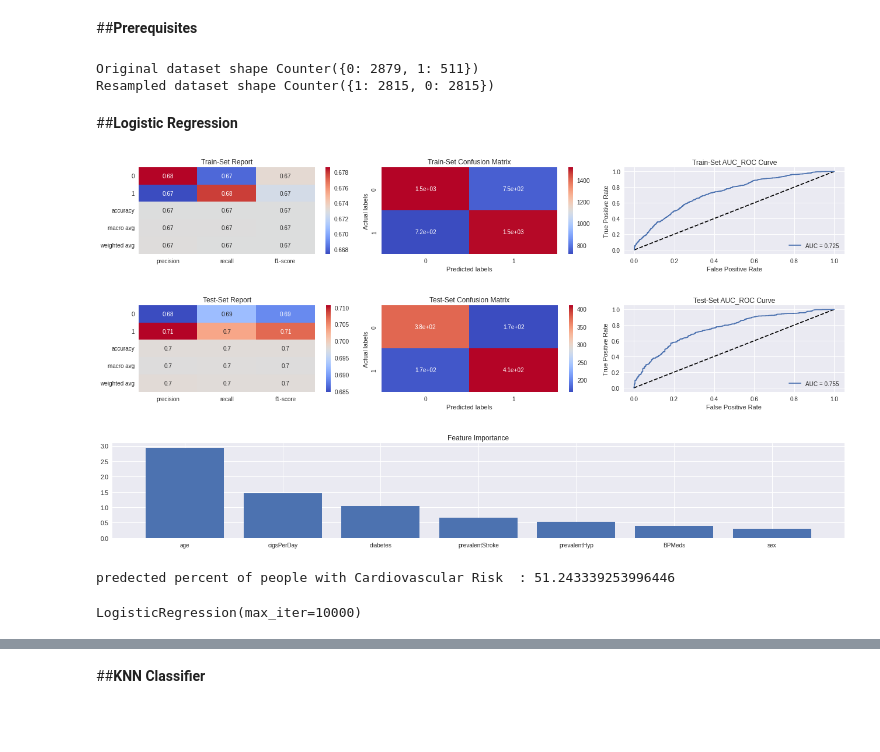
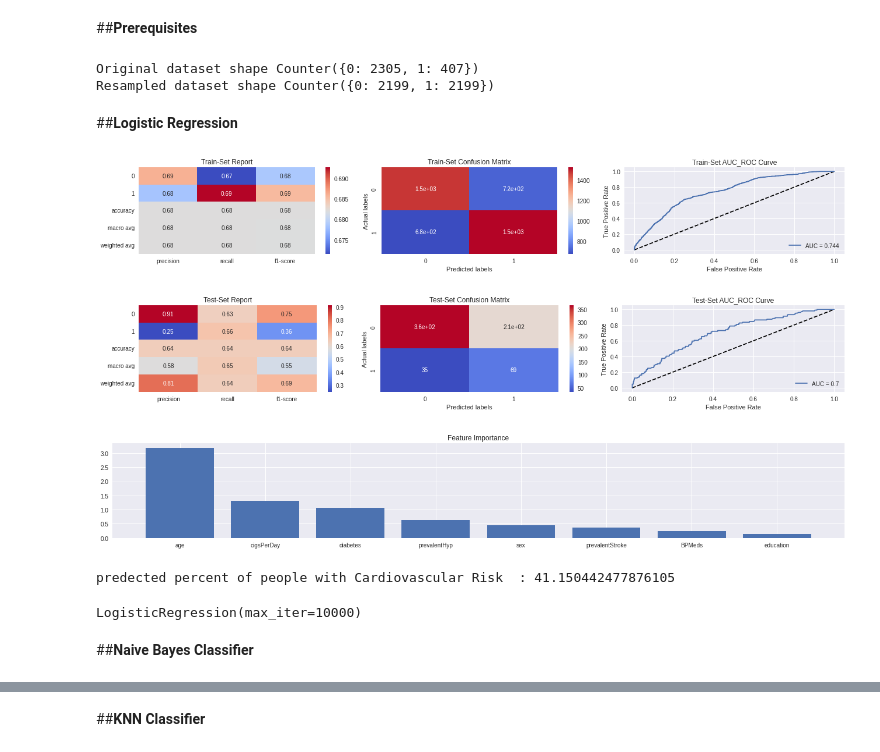
Before and after one commit to dhiru-c/Cardiovascular_Risk_Prediction_Capstone_Project, a Jupyter notebook: Cardiovascular_Risk_Prediction_Capstone_Project.ipynb, the cells around one changed output, grey strips where cells are left out. Saved outputs shown, nothing was run; the diff lists cells and outputs as text; code cells hidden in the pictures; blank space fills up the shorter version.

```diff
--- a/Cardiovascular_Risk_Prediction_Capstone_Project.ipynb
+++ b/Cardiovascular_Risk_Prediction_Capstone_Project.ipynb
@@ -463,25 +413,21 @@ dataset.head()
 # %%
 # Defining variables required
 scaler = MinMaxScaler()
-features = [i for i in df1.columns if i not in ['TenYearCHD']]
+scoring = make_scorer(f1_score, pos_label=1)
+features = [i for i in df.columns if i not in ['TenYearCHD']]
 # %%
 # Splitting the data into train and test
-x = scaler.fit_transform(df[independent_variables])
+X = scaler.fit_transform(df[independent_variables])
 y = df['TenYearCHD']
+X_train, X_test, y_train, y_test = train_test_split( X,y , test_size = 0.2, random_state = 0)
 # %%
 #Handling imbalance dataset
-from imblearn.combine import SMOTETomek
+X_smote, y_smote = SMOTETomek(random_state=42).fit_resample(X_train, y_train)
 
-smk = SMOTETomek(random_state=42)
-X_new,  y_new = smk.fit_resample(x, y)
-
-X_new.shape,y_new.shape
-
+# Checking Value counts for both classes Before and After handling Class Imbalance:
 from collections import Counter
-print('Original dataset shape {}'.format(Counter(y)))
-print('Resampled dataset shape {}'.format(Counter(y_new)))
+print('Original dataset shape {}'.format(Counter(y_train)))
+print('Resampled dataset shape {}'.format(Counter(y_smote)))
 # %% [output]
-Original dataset shape Counter({0: 2879, 1: 511})
-Resampled dataset shape Counter({1: 2815, 0: 2815})
+Original dataset shape Counter({0: 2305, 1: 407})
+Resampled dataset shape Counter({0: 2199, 1: 2199})
-# %%
-X_train, X_test, y_train, y_test = train_test_split(X_new,y_new , test_size = 0.2, random_state = 0)
@@ -571,10 +513,12 @@ def analyse_model(model, X_train, X_test, y_train, y_test):
 # %%
 # Fitting Linear Regression Model
 lr = LogisticRegression(fit_intercept=True, max_iter=10000)
-analyse_model(lr, X_train, X_test, y_train, y_test)
+analyse_model(lr,  X_smote, X_test, y_smote, y_test)
 # %% [output]
-[figure, old version]
+[figure, new version]
-[figure, old version]
+[figure, new version]
-[figure, old version]
+[figure, new version]
-predected percent of people with Cardiovascular Risk  : 51.243339253996446
+predected percent of people with Cardiovascular Risk  : 41.150442477876105
 LogisticRegression(max_iter=10000)
+# %% [markdown]
+##**Naive Bayes Classifier**
```
Also changed, not shown: parts of 34 cells of this notebook.
